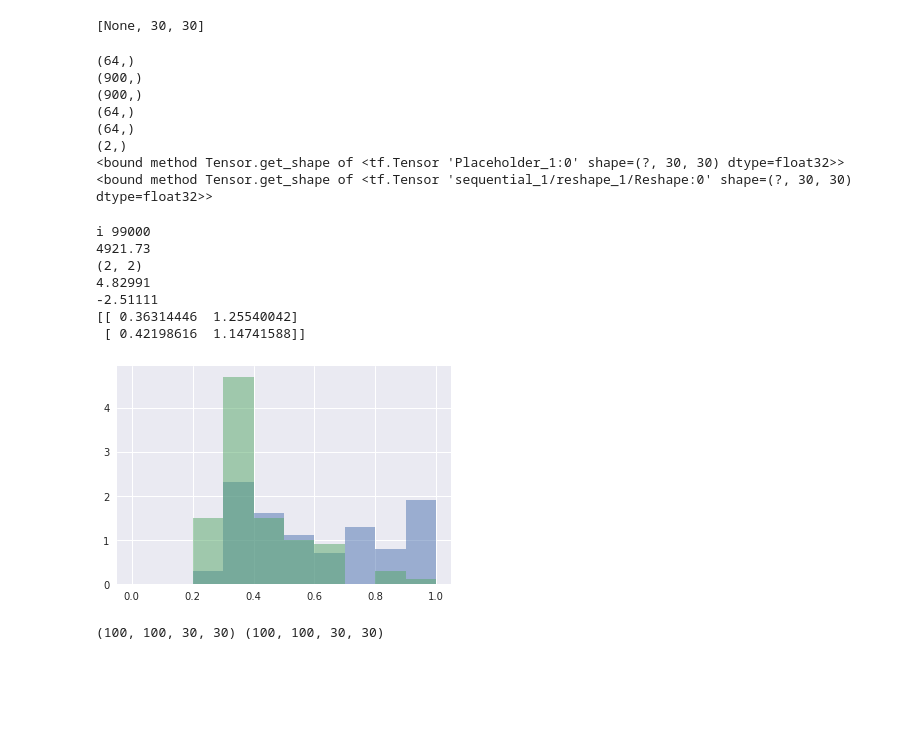
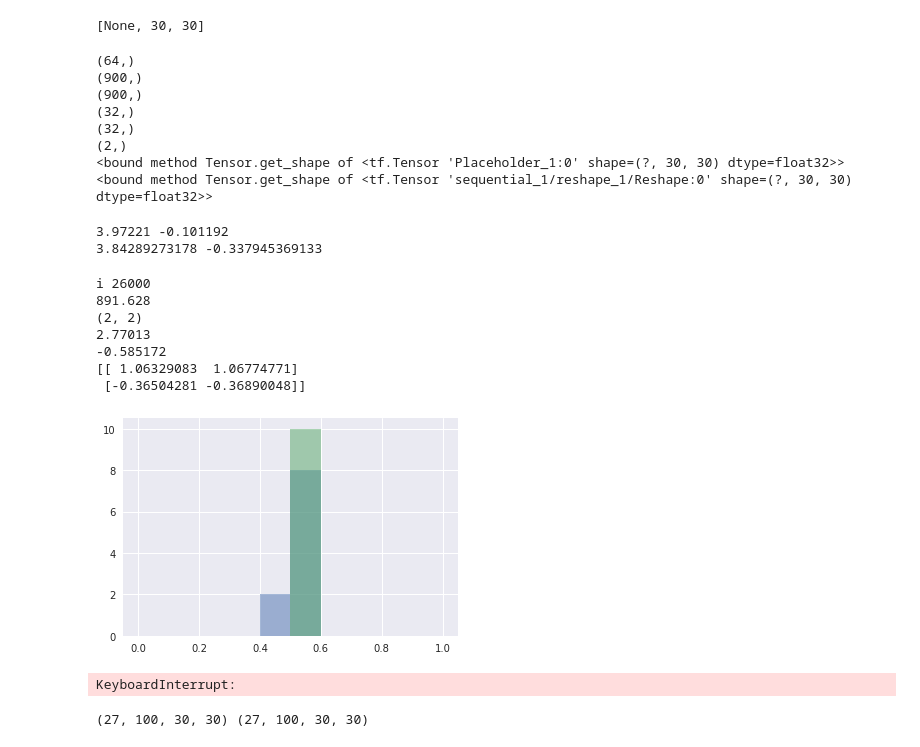
Before and after one commit to sayankotor/GAN_sandbox, a Jupyter notebook: gan-2D-Copy2.ipynb, the cells around one changed output. Saved outputs shown, nothing was run; the diff lists cells and outputs as text; code cells hidden in the pictures; blank space fills up the shorter version.

Commit message:
new scale

```diff
--- a/gan-2D-Copy2.ipynb
+++ b/gan-2D-Copy2.ipynb
@@ -66,0 +62,6 @@ flat_data = data_img.reshape((900*10000))
+# %%
+a = normalize_response(data_img)
+b = denormalize_response(a[0], a[1], a[2])
+a = normalize_response_mean(data_img)
+print (np.mean(a[1]), np.mean(a[2]))
+b_mean = denormalize_response_mean(a[0], a[1], a[2])
@@ -79,9 +108,10 @@ plt.show()
 # %%
-idxs = np.random.choice(np.arange(100), size=5)
+idxs = np.random.choice(np.arange(100), size=3)
 print ('REAL')
-for ind, elem in enumerate(data_img[idxs]):
+for ind, elem in enumerate(a[0][idxs]):
     #print (np.log(elem+1))
     plt.imshow(elem)
+    plt.colorbar()
     plt.show()
 # %% [output]
 REAL
@@ -115,9 +143,9 @@ disc = Sequential()
 disc.add(InputLayer(list(IMG_SHAPE)))
 disc.add(Flatten())
 print (disc.output_shape[1:])
-disc.add(Dense(64, activation='elu'))
+disc.add(Dense(32, activation='elu'))
 print (disc.output_shape[1:])
-disc.add(Dense(64, activation='elu'))
+#disc.add(Dense(64, activation='elu'))
 print (disc.output_shape[1:])
 disc.add(Dense(2))
 print (disc.output_shape[1:])
@@ -146,14 +174,14 @@ disc_loss = - 0.5 * tf.reduce_mean( tf.nn.log_softmax(logits_on_real_data)[:, IS
 gen_loss = - tf.reduce_mean(tf.nn.log_softmax(logits_on_gen_data)[:, IS_REAL])
 
 
-train_gen = tf.train.GradientDescentOptimizer(1e-3).minimize(gen_loss, var_list = gen.trainable_weights)
-train_disc = tf.train.GradientDescentOptimizer(1e-2).minimize(disc_loss, var_list = disc.trainable_weights)
+train_gen = tf.train.GradientDescentOptimizer(1e-2).minimize(gen_loss, var_list = gen.trainable_weights)
+train_disc = tf.train.GradientDescentOptimizer(1e-3).minimize(disc_loss, var_list = disc.trainable_weights)
 # %% [output]
 (64,)
 (900,)
 (900,)
-(64,)
-(64,)
+(32,)
+(32,)
 (2,)
 <bound method Tensor.get_shape of <tf.Tensor 'Placeholder_1:0' shape=(?, 30, 30) dtype=float32>>
 <bound method Tensor.get_shape of <tf.Tensor 'sequential_1/reshape_1/Reshape:0' shape=(?, 30, 30) dtype=float32>>
@@ -162,11 +190,17 @@ sess = tf.InteractiveSession()
 sess.run(tf.global_variables_initializer())
 # %%
 def sample_noise_batch(bsize):
-    return np.random.normal(size=(bsize, CODE_SIZE)).astype('float32')
+    return np.random.normal(loc=2.0, scale=0.5,size=(bsize, CODE_SIZE)).astype('float32')
 
 def sample_data_batch(bsize):
-    idxs = np.random.choice(np.arange(data_img.shape[0]), size=bsize)
-    return data_img[idxs]
+    idxs = np.random.choice(np.arange(a[0].shape[0]), size=bsize)
+    return a[0][idxs]
+# %%
+print (np.max(sample_noise_batch(1000)), np.min(sample_noise_batch(1000)))
+print (np.max(sample_data_batch(1000)), np.min(sample_data_batch(1000)))
+# %% [output]
+3.97221 -0.101192
+3.84289273178 -0.337945369133
 # %%
 
 feed_dict = {
@@ -187,46 +221,47 @@ for i in range(100000):
         real_data:sample_data_batch(100),
         z:sample_noise_batch(100)
     }
-    for _ in range(5):
+    for _ in range(3):
         sess.run(train_disc, feed_dict)
     sess.run(train_gen, feed_dict)
 
     if i % 1000 == 0:
         print ('i', i)
         clear_output(True)
         print ('i', i)
         print(np.sum((sess.run(real_data, feed_dict))))
         print (sess.run(logits_on_real_data[:2], feed_dict).shape)
         print (np.max(sess.run(logits_on_real_data, feed_dict)))
         print (np.min(sess.run(logits_on_real_data, feed_dict)))
         print(sess.run(logits_on_real_data, feed_dict)[:2])
         #print(len((sess.run(weight_0, feed_dict))[:2]))
         plt.hist(sess.run(tf.nn.softmax(logits_on_real_data)[:, IS_REAL], feed_dict), range=[0, 1], alpha=0.5, normed=True)
         plt.hist(sess.run(tf.nn.softmax(logits_on_gen_data)[:, IS_REAL], feed_dict), range=[0, 1], alpha=0.5, normed=True)
         plt.show()
         #plt.hist(sess.run(tf.nn.softmax(logits_on_real_data)[:, IS_REAL], feed_dict))
                  #range=[0, 1], alpha=0.5)
         #plt.hist(sess.run(tf.nn.softmax(logits_on_gen_data)[:, IS_REAL], feed_dict))
                 # range=[0, 1], alpha=0.5)
         real_ = sess.run(real_data, feed_dict)
         gen_ =  sess.run(gen_data, feed_dict)
         r_.append(real_)
         g_.append(gen_)
         plt.show()
 # %% [output]
-i 99000
-4921.73
+i 26000
+891.628
 (2, 2)
-4.82991
--2.51111
-[[ 0.36314446  1.25540042]
- [ 0.42198616  1.14741588]]
+2.77013
+-0.585172
+[[ 1.06329083  1.06774771]
+ [-0.36504281 -0.36890048]]
-[figure, old version]
+[figure, new version]
+KeyboardInterrupt:
 # %%
 print (np.array(r_).shape, np.array(g_).shape)
-nr_ = np.array(r_).reshape(100*100, 30, 30)
-ng_ = np.array(g_).reshape(100*100, 30, 30)
+nr_ = np.array(r_).reshape(27*100, 30, 30)
+ng_ = np.array(g_).reshape(27*100, 30, 30)
 # %% [output]
-(100, 100, 30, 30) (100, 100, 30, 30)
+(27, 100, 30, 30) (27, 100, 30, 30)
 # %%
 r_[0]
```
Also changed, not shown: parts of 20 cells of this notebook.
